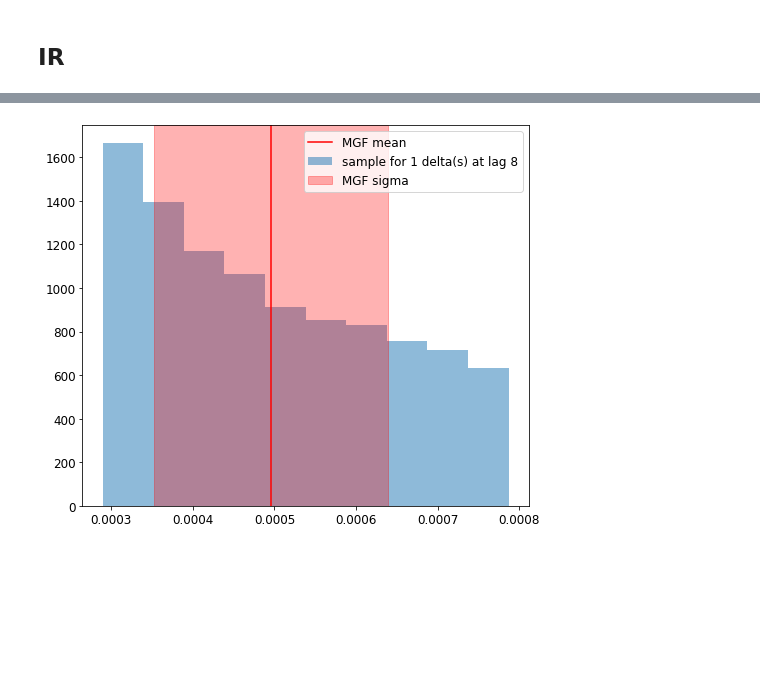
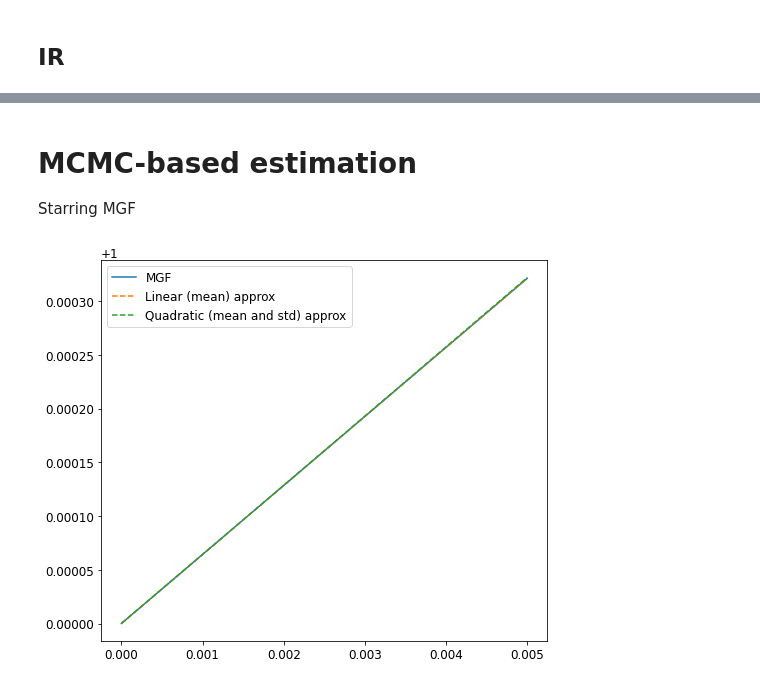
Before and after one commit to nj-vs-vh/master-thesis, a Jupyter notebook: demo.ipynb, the cells around one changed output, grey strips where cells are left out. Saved outputs shown, nothing was run; the diff lists cells and outputs as text; code cells hidden in the pictures; blank space fills up the shorter version.

Commit message:
mean-based estimation completed

```diff
--- a/demo.ipynb
+++ b/demo.ipynb
@@ -20,9 +22,9 @@ reload(randomized_ir)
 gamma = 1
 
 pts_per_bin = 100
-n_bins = 10
+L_true = 10
 
-ir_x = np.linspace(0, n_bins, n_bins * pts_per_bin)
+ir_x = np.linspace(0, L_true, int(L_true * pts_per_bin))
 
 # exp-decay
 ir_y = np.exp(- gamma * ir_x)
@@ -31,7 +33,7 @@ ir_y = np.exp(- gamma * ir_x)
 # step_witdh = 2
 # ir_y = (ir_x < step_witdh).astype('float')
 
-rir = randomized_ir.RandomizedIr(ir_x, ir_y, factor=lambda: 0.5 + 0.5*random())
+rir = randomized_ir.RandomizedIr(ir_x, ir_y, factor=lambda: 0.5 + random()*0.5)
 
-rir.plot_realization()
+rir.plot_realizations(count=30)
 # %% [output]
@@ -86,4 +63,4 @@ plt.savefig('./doc/pic/problem-setup-example.pdf')
 # %%
-stats = randomized_ir.RandomizedIrStats(rir, samplesize=10000)
+stats = randomized_ir.RandomizedIrStats(rir, samplesize=100000)
 
-stats.plot_samples()
+n_vec_estimation = stats.estimate_n_vec(S_vec)
@@ -92,4 +73,7 @@ stats.plot_samples()
+# %% [markdown]
+# MCMC-based estimation
+Starring MGF
 # %%
-stats.plot_moments(n=1, lag=8)
+stats.plot_mgf(tmax=0.005, n=1, lag=3)
 # %% [output]
-[figure, old version]
+[figure, new version]
```
Also changed, not shown: parts of 13 cells of this notebook, 7 other files.
